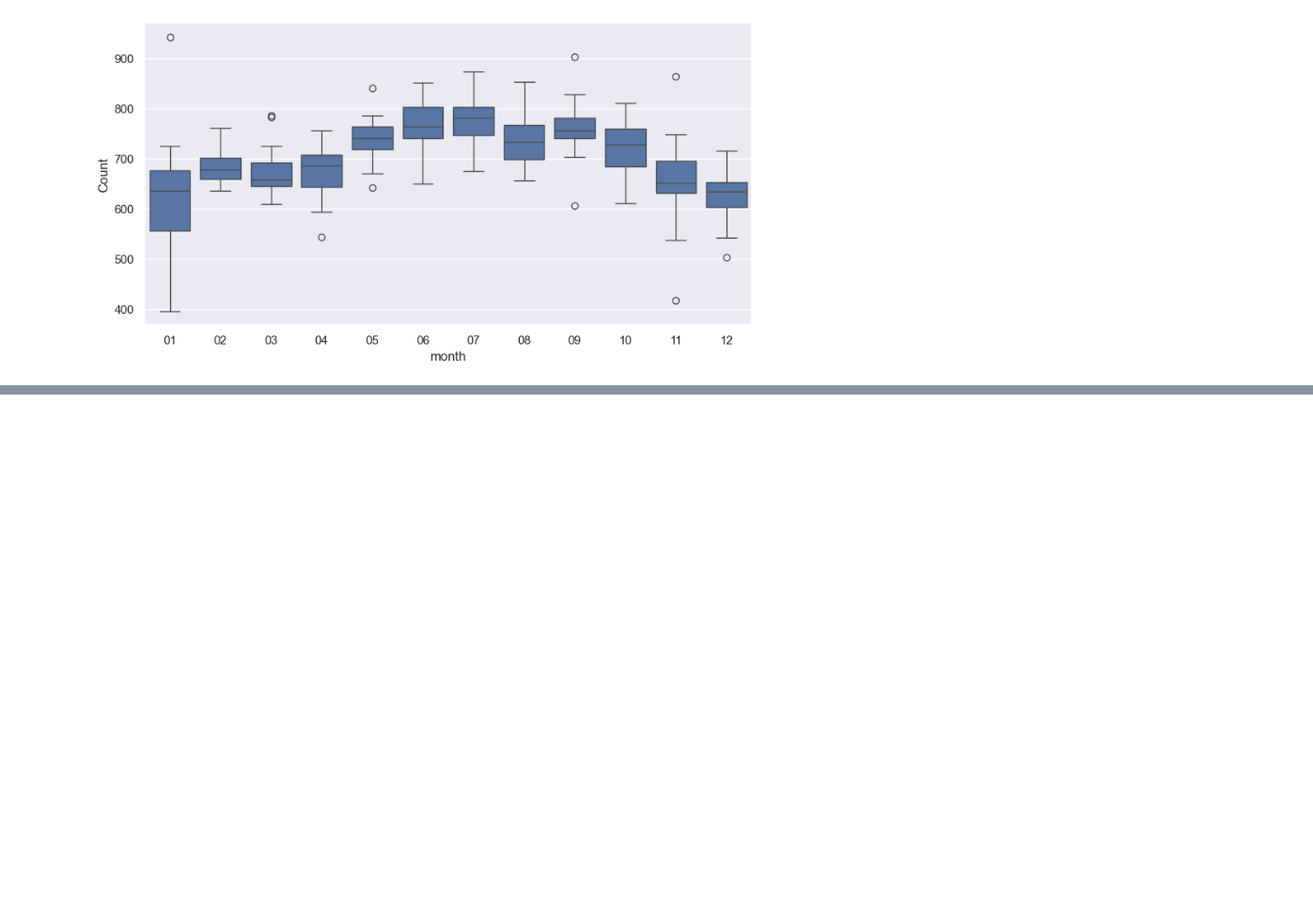
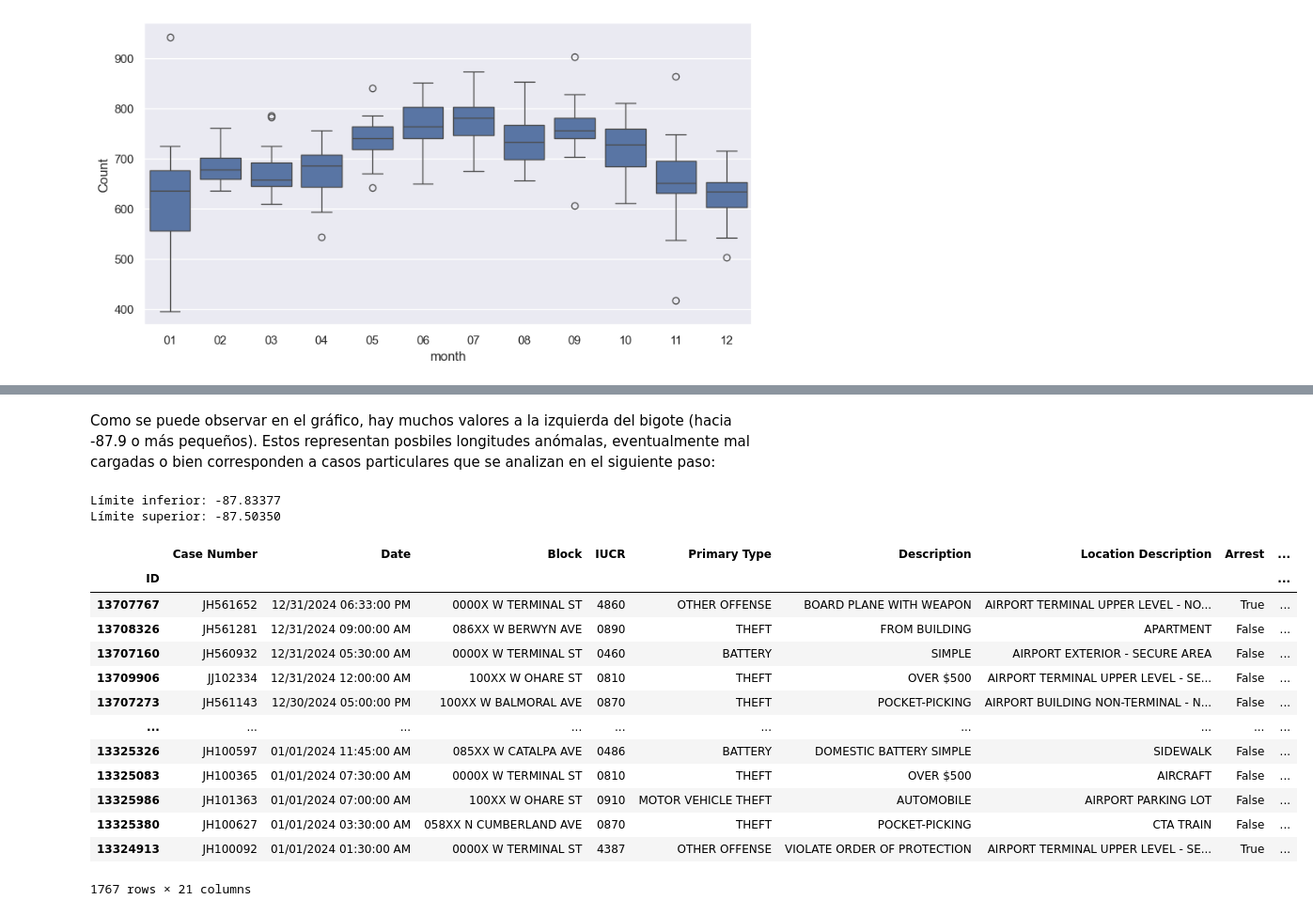
Before and after one commit to gjmv/CEIA_2025_B2_AdD_TP, a Jupyter notebook: TP.ipynb, the cells around one changed output, grey strips where cells are left out. Shown: that part at 94% size. Drawn from its saved outputs; the diff is of its cells as text; code cells hidden in the pictures; blank space fills up the shorter version.

```diff
--- a/TP.ipynb
+++ b/TP.ipynb
@@ -640,0 +685,35 @@ plt.show()
+# %% [markdown]
+Como se puede observar en el gráfico, hay muchos valores a la izquierda del bigote (hacia -87.9 o más pequeños).
+Estos representan posbiles longitudes anómalas, eventualmente mal cargadas o bien corresponden a casos particulares que se analizan en el siguiente paso:
+# %%
+
+# Limites para considerar outliers
+lower_bound = Q1 - 1.5 * IQR
+upper_bound = Q3 + 1.5 * IQR
+
+print(f"Límite inferior: {lower_bound:.5f}")
+print(f"Límite superior: {upper_bound:.5f}")
+
+# Filtrar registros que están fuera de los límites
+outliers = df_csv[(df_csv['Longitude'] < lower_bound) | (df_csv['Longitude'] > upper_bound)]
+
+# Mostrar los primeros 10 outliers
+#print(outliers[['Primary Type','Block','Description','Location Description','Longitude','Latitude']].head(10))
+display (outliers)
+# %% [output]
+Límite inferior: -87.83377
+Límite superior: -87.50350
+|  | Case Number | Date | Block | IUCR | Primary Type | Description | Location Description | Arrest | ... |
+| ID |  |  |  |  |  |  |  |  | ... |
+| 13707767 | JH561652 | 12/31/2024 06:33:00 PM | 0000X W TERMINAL ST | 4860 | OTHER OFFENSE | BOARD PLANE WITH WEAPON | AIRPORT TERMINAL UPPER LEVEL - NO... | True | ... |
+| 13708326 | JH561281 | 12/31/2024 09:00:00 AM | 086XX W BERWYN AVE | 0890 | THEFT | FROM BUILDING | APARTMENT | False | ... |
+| 13707160 | JH560932 | 12/31/2024 05:30:00 AM | 0000X W TERMINAL ST | 0460 | BATTERY | SIMPLE | AIRPORT EXTERIOR - SECURE AREA | False | ... |
+| 13709906 | JJ102334 | 12/31/2024 12:00:00 AM | 100XX W OHARE ST | 0810 | THEFT | OVER $500 | AIRPORT TERMINAL UPPER LEVEL - SE... | False | ... |
+| 13707273 | JH561143 | 12/30/2024 05:00:00 PM | 100XX W BALMORAL AVE | 0870 | THEFT | POCKET-PICKING | AIRPORT BUILDING NON-TERMINAL - N... | False | ... |
+| ... | ... | ... | ... | ... | ... | ... | ... | ... | ... |
+| 13325326 | JH100597 | 01/01/2024 11:45:00 AM | 085XX W CATALPA AVE | 0486 | BATTERY | DOMESTIC BATTERY SIMPLE | SIDEWALK | False | ... |
+| 13325083 | JH100365 | 01/01/2024 07:30:00 AM | 0000X W TERMINAL ST | 0810 | THEFT | OVER $500 | AIRCRAFT | False | ... |
+| 13325986 | JH101363 | 01/01/2024 07:00:00 AM | 100XX W OHARE ST | 0910 | MOTOR VEHICLE THEFT | AUTOMOBILE | AIRPORT PARKING LOT | False | ... |
+| 13325380 | JH100627 | 01/01/2024 03:30:00 AM | 058XX N CUMBERLAND AVE | 0870 | THEFT | POCKET-PICKING | CTA TRAIN | False | ... |
+| 13324913 | JH100092 | 01/01/2024 01:30:00 AM | 0000X W TERMINAL ST | 4387 | OTHER OFFENSE | VIOLATE ORDER OF PROTECTION | AIRPORT TERMINAL UPPER LEVEL - SE... | True | ... |
+1767 rows × 21 columns
```
Also changed, not shown: parts of 5 cells of this notebook.
